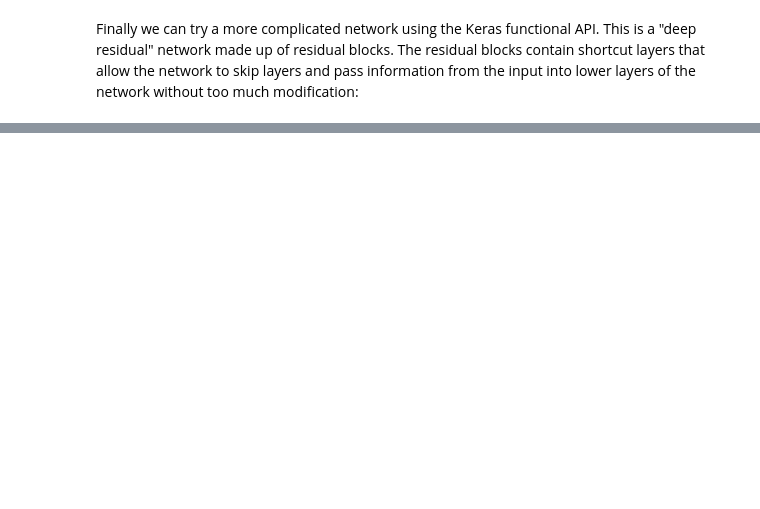
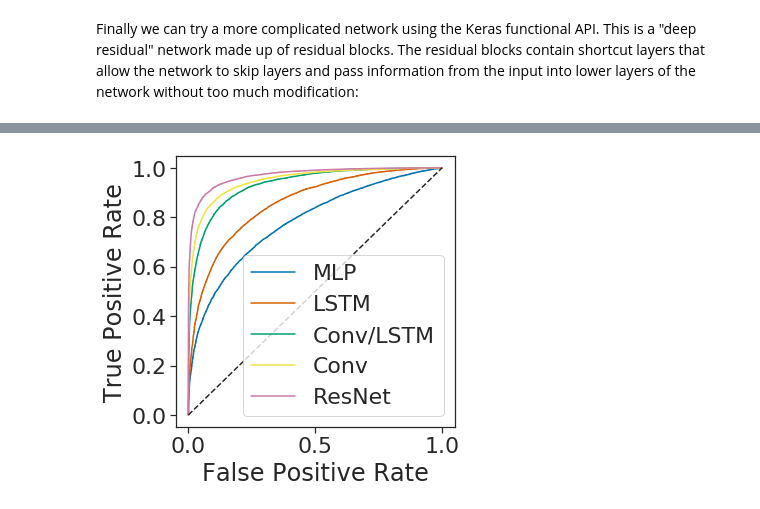
Before and after one commit to bartongroup/MP_keras_tutorial, a Jupyter notebook: notebooks/keras_tutorial.ipynb, the cells around one changed output, grey strips where cells are left out. Cells and saved outputs as stored; diff of their text form; code cells hidden in the pictures; blank space fills up the shorter version.

```diff
--- a/notebooks/keras_tutorial.ipynb
+++ b/notebooks/keras_tutorial.ipynb
@@ -684,7 +737,7 @@ es = callbacks.EarlyStopping(min_delta=0.005, patience=5, verbose=1)
 lrd = callbacks.ReduceLROnPlateau(
     min_delta=0.005, factor=0.1, patience=3, verbose=1)
 
-model.fit(
+resnet.fit(
     X_train, y_train,
     validation_split=0.1,
     epochs=100,
@@ -712,0 +767,4 @@ plt.show()
+# %%
+evaluate_model(resnet, 'ResNet', X_test, y_test)
+# %% [output]
+[figure, added]
```
Also changed, not shown: parts of 14 cells of this notebook.
